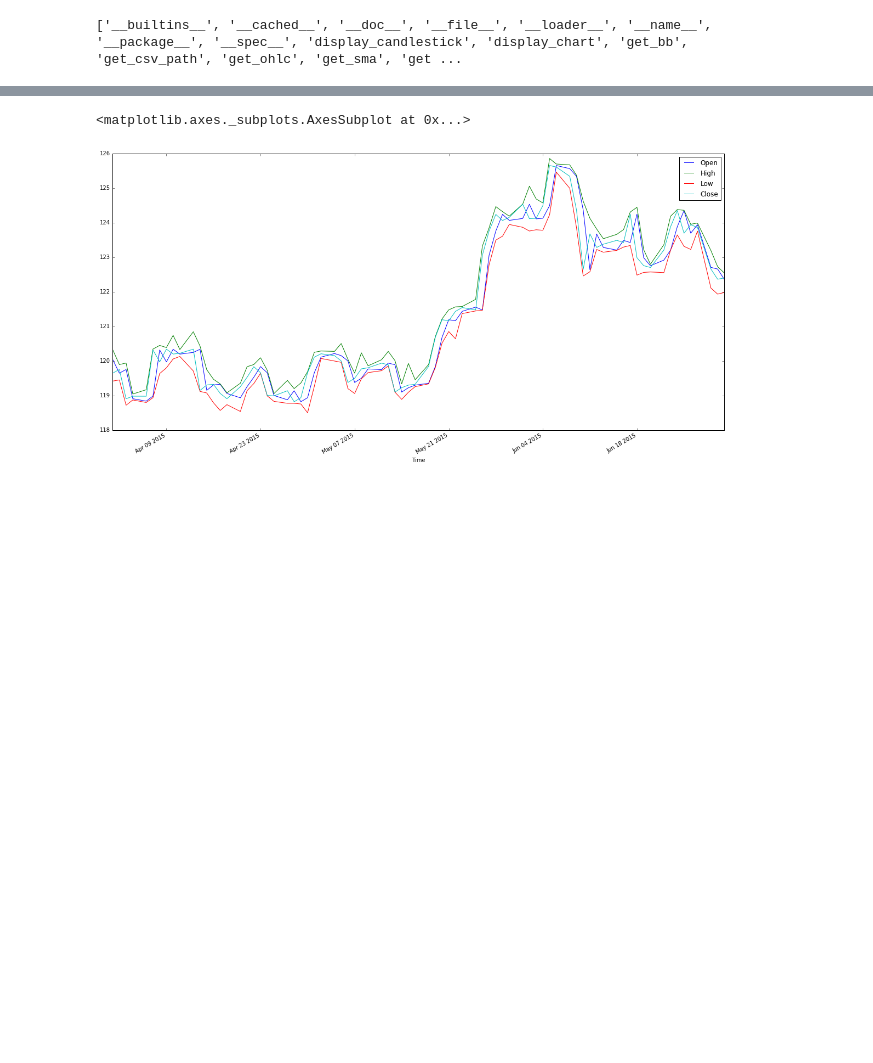
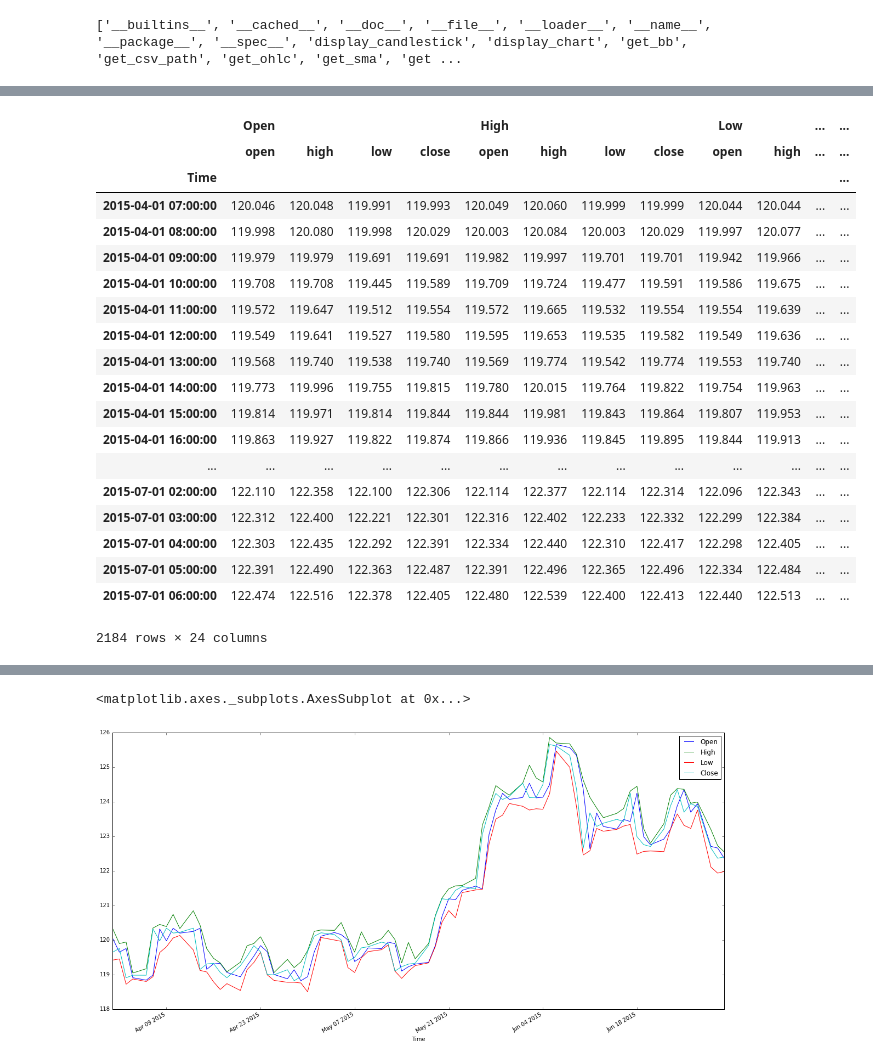
Before and after one commit to Tdual/fx, a Jupyter notebook: ohlc.ipynb, the cells around one changed output, grey strips where cells are left out. Cells and saved outputs as stored; diff of their text form; code cells hidden in the pictures; blank space fills up the shorter version.

```diff
--- a/ohlc.ipynb
+++ b/ohlc.ipynb
@@ -23,0 +25,23 @@ ohlc.head()
+# %%
+data.resample("H").ohlc()
+# %% [output]
+|  | Open |  |  |  | High |  |  |  | Low |  | ... | ... |
+|  | open | high | low | close | open | high | low | close | open | high | ... | ... |
+| Time |  |  |  |  |  |  |  |  |  |  |  | ... |
+| 2015-04-01 07:00:00 | 120.046 | 120.048 | 119.991 | 119.993 | 120.049 | 120.060 | 119.999 | 119.999 | 120.044 | 120.044 | ... | ... |
+| 2015-04-01 08:00:00 | 119.998 | 120.080 | 119.998 | 120.029 | 120.003 | 120.084 | 120.003 | 120.029 | 119.997 | 120.077 | ... | ... |
+| 2015-04-01 09:00:00 | 119.979 | 119.979 | 119.691 | 119.691 | 119.982 | 119.997 | 119.701 | 119.701 | 119.942 | 119.966 | ... | ... |
+| 2015-04-01 10:00:00 | 119.708 | 119.708 | 119.445 | 119.589 | 119.709 | 119.724 | 119.477 | 119.591 | 119.586 | 119.675 | ... | ... |
+| 2015-04-01 11:00:00 | 119.572 | 119.647 | 119.512 | 119.554 | 119.572 | 119.665 | 119.532 | 119.554 | 119.554 | 119.639 | ... | ... |
+| 2015-04-01 12:00:00 | 119.549 | 119.641 | 119.527 | 119.580 | 119.595 | 119.653 | 119.535 | 119.582 | 119.549 | 119.636 | ... | ... |
+| 2015-04-01 13:00:00 | 119.568 | 119.740 | 119.538 | 119.740 | 119.569 | 119.774 | 119.542 | 119.774 | 119.553 | 119.740 | ... | ... |
+| 2015-04-01 14:00:00 | 119.773 | 119.996 | 119.755 | 119.815 | 119.780 | 120.015 | 119.764 | 119.822 | 119.754 | 119.963 | ... | ... |
+| 2015-04-01 15:00:00 | 119.814 | 119.971 | 119.814 | 119.844 | 119.844 | 119.981 | 119.843 | 119.864 | 119.807 | 119.953 | ... | ... |
+| 2015-04-01 16:00:00 | 119.863 | 119.927 | 119.822 | 119.874 | 119.866 | 119.936 | 119.845 | 119.895 | 119.844 | 119.913 | ... | ... |
+| ... | ... | ... | ... | ... | ... | ... | ... | ... | ... | ... | ... | ... |
+| 2015-07-01 02:00:00 | 122.110 | 122.358 | 122.100 | 122.306 | 122.114 | 122.377 | 122.114 | 122.314 | 122.096 | 122.343 | ... | ... |
+| 2015-07-01 03:00:00 | 122.312 | 122.400 | 122.221 | 122.301 | 122.316 | 122.402 | 122.233 | 122.332 | 122.299 | 122.384 | ... | ... |
+| 2015-07-01 04:00:00 | 122.303 | 122.435 | 122.292 | 122.391 | 122.334 | 122.440 | 122.310 | 122.417 | 122.298 | 122.405 | ... | ... |
+| 2015-07-01 05:00:00 | 122.391 | 122.490 | 122.363 | 122.487 | 122.391 | 122.496 | 122.365 | 122.496 | 122.334 | 122.484 | ... | ... |
+| 2015-07-01 06:00:00 | 122.474 | 122.516 | 122.378 | 122.405 | 122.480 | 122.539 | 122.400 | 122.413 | 122.440 | 122.513 | ... | ... |
+2184 rows × 24 columns
```
Also changed, not shown: parts of 3 cells of this notebook, 10 other files.
